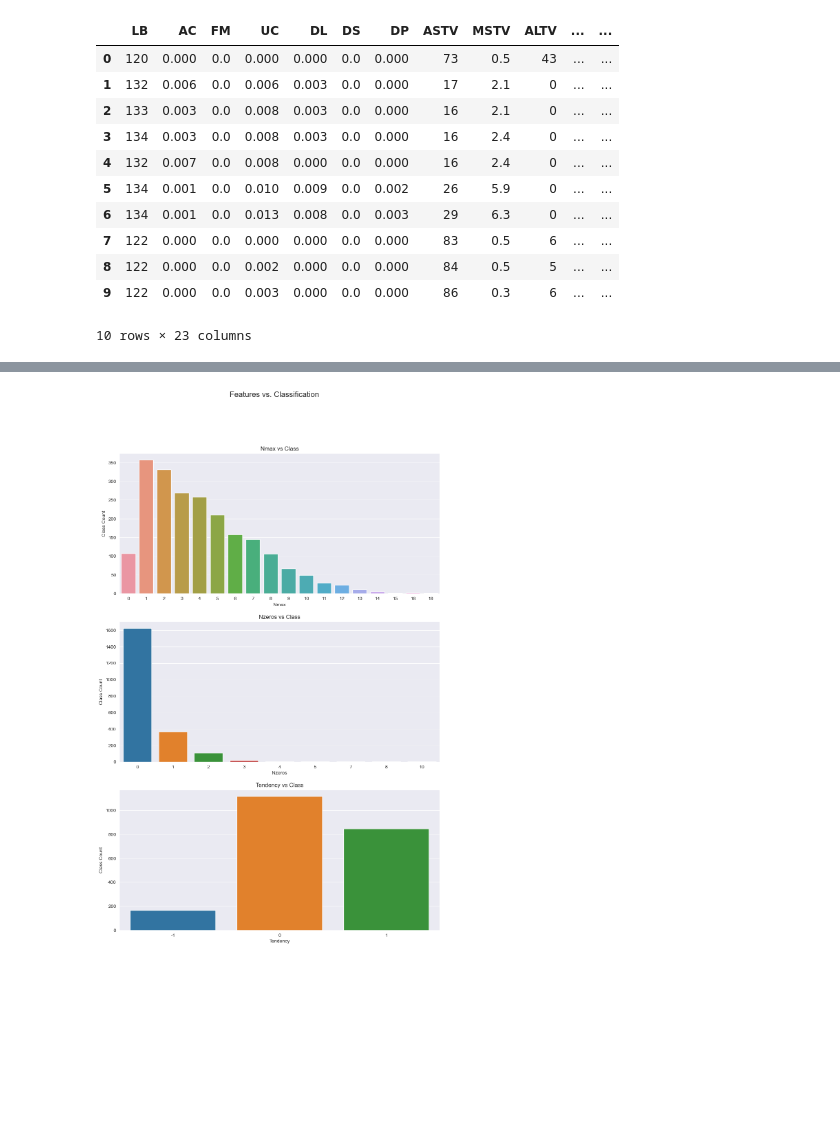
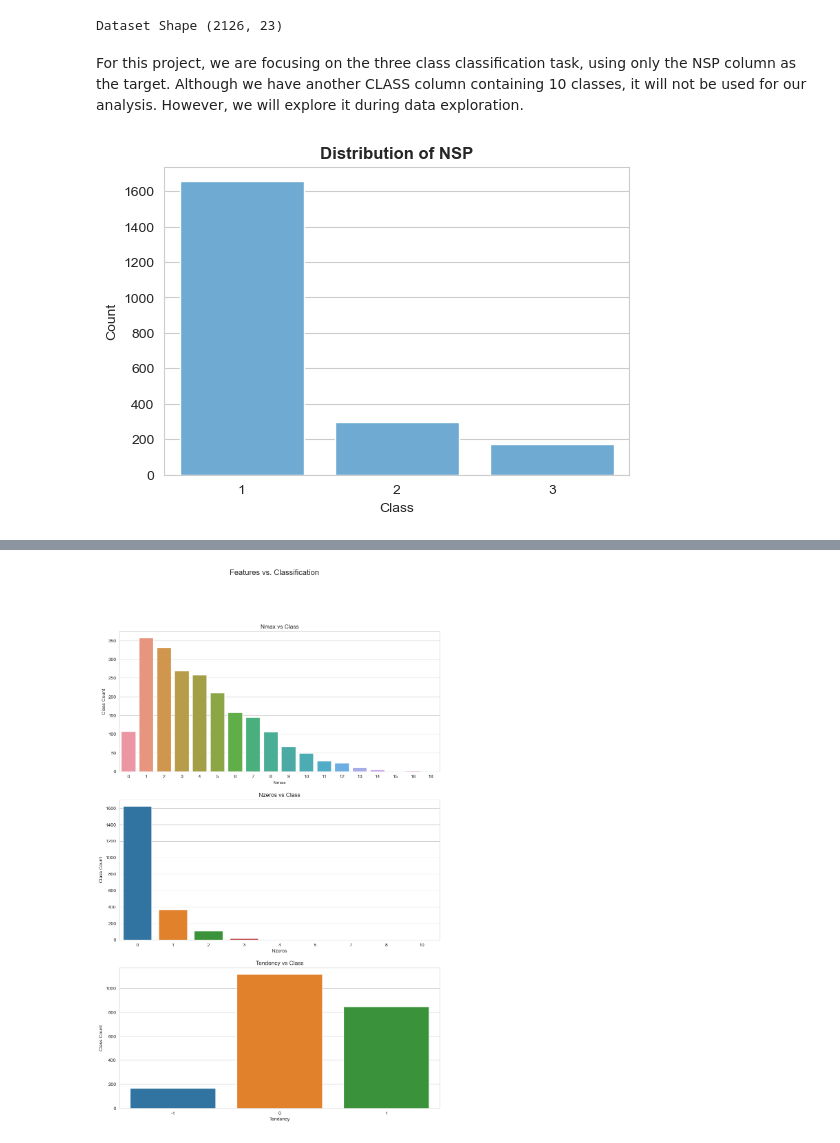
Before and after one commit to myakubov18/AML-Group-20-Project, a Jupyter notebook: main_notebook.ipynb, the cells around one changed output, grey strips where cells are left out. Saved outputs shown, nothing was run; the diff lists cells and outputs as text; code cells hidden in the pictures; blank space fills up the shorter version.

```diff
--- a/main_notebook.ipynb
+++ b/main_notebook.ipynb
@@ -19,15 +56,22 @@ Dataset Shape (2126, 23)
-# %%
-df.head(10)
-# %% [output]
-|  | LB | AC | FM | UC | DL | DS | DP | ASTV | MSTV | ALTV | ... | ... |
-| 0 | 120 | 0.000 | 0.0 | 0.000 | 0.000 | 0.0 | 0.000 | 73 | 0.5 | 43 | ... | ... |
-| 1 | 132 | 0.006 | 0.0 | 0.006 | 0.003 | 0.0 | 0.000 | 17 | 2.1 | 0 | ... | ... |
-| 2 | 133 | 0.003 | 0.0 | 0.008 | 0.003 | 0.0 | 0.000 | 16 | 2.1 | 0 | ... | ... |
-| 3 | 134 | 0.003 | 0.0 | 0.008 | 0.003 | 0.0 | 0.000 | 16 | 2.4 | 0 | ... | ... |
-| 4 | 132 | 0.007 | 0.0 | 0.008 | 0.000 | 0.0 | 0.000 | 16 | 2.4 | 0 | ... | ... |
-| 5 | 134 | 0.001 | 0.0 | 0.010 | 0.009 | 0.0 | 0.002 | 26 | 5.9 | 0 | ... | ... |
-| 6 | 134 | 0.001 | 0.0 | 0.013 | 0.008 | 0.0 | 0.003 | 29 | 6.3 | 0 | ... | ... |
-| 7 | 122 | 0.000 | 0.0 | 0.000 | 0.000 | 0.0 | 0.000 | 83 | 0.5 | 6 | ... | ... |
-| 8 | 122 | 0.000 | 0.0 | 0.002 | 0.000 | 0.0 | 0.000 | 84 | 0.5 | 5 | ... | ... |
-| 9 | 122 | 0.000 | 0.0 | 0.003 | 0.000 | 0.0 | 0.000 | 86 | 0.3 | 6 | ... | ... |
-10 rows × 23 columns
+# %%
+print("Dataset Shape", df.shape)
+# number of observations: 2126
+# number of features: 21
+# two columns for classification: CLASS, NSP
+# %% [output]
+Dataset Shape (2126, 23)
+# %% [markdown]
+For this project, we are focusing on the three class classification task, using only the NSP column as the target. Although we have another CLASS column containing 10 classes, it will not be used for our analysis. However, we will explore it during data exploration.
+# %%
+sns.set_style("whitegrid")
+color = "#5DADE2"
+plt.figure(figsize=(6, 4))
+
+ax = sns.countplot(data=df, x="NSP", color=color)
+
+plt.title("Distribution of NSP", fontweight='bold')
+plt.xlabel("Class")
+plt.ylabel("Count")
+plt.show()
+# %% [output]
+[figure, added]
```
Also changed, not shown: parts of 28 cells of this notebook.
